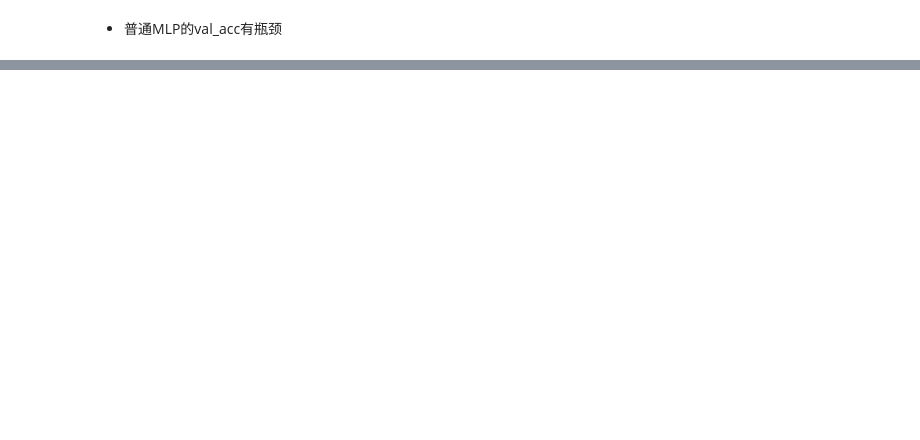
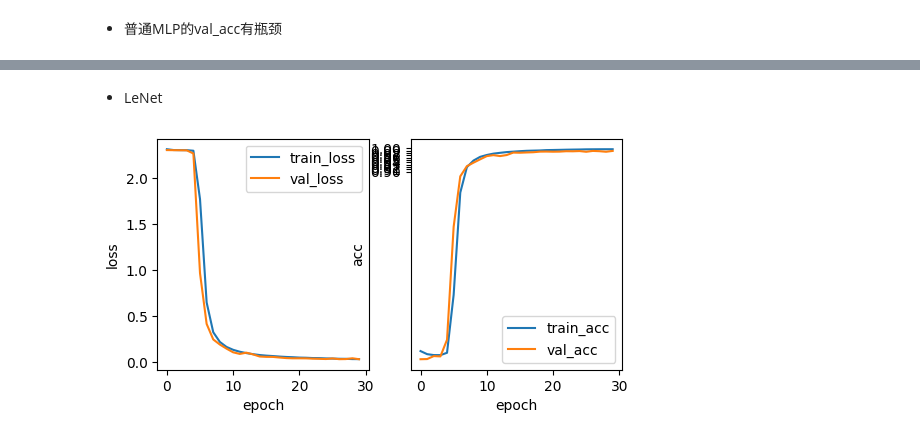
Before and after one commit to zhaoy2020/OnlineLibrary, a Jupyter notebook: 004-ML&DL/002-Deep Learning/000 《深度学习框架-Pytorch-Tensorflow-Jax》/Learn-Pytorch-CNN.ipynb, the cells around one changed output, grey strips where cells are left out. Cells and saved outputs as stored; diff of their text form; code cells hidden in the pictures; blank space fills up the shorter version.

```diff
--- a/004-ML&DL/002-Deep Learning/000 《深度学习框架-Pytorch-Tensorflow-Jax》/Learn-Pytorch-CNN.ipynb
+++ b/004-ML&DL/002-Deep Learning/000 《深度学习框架-Pytorch-Tensorflow-Jax》/Learn-Pytorch-CNN.ipynb
@@ -328,0 +338,48 @@ train_step1(epoches=30, Net=Net)
+# %% [markdown]
+- LeNet
+# %%
+import torch.nn as nn
+import  torch.nn.functional as F
+
+# class LeNet(nn.Module):
+#     def __init__(self):
+#         super(LeNet,self).__init__()
+#         self.conv1 = nn.Conv2d(3,16,5)
+#         self.pool1 = nn.MaxPool2d(2,2)
+#         self.conv2 = nn.Conv2d(16,32,5)
+#         self.pool2 = nn.MaxPool2d(2,2)
+#         self.fc1 = nn.Linear(32*5*5,120)
+#         self.fc2 = nn.Linear(120,84)
+#         self.fc3 = nn.Linear(84,10)
+
+#     def forward(self,x):
+#         x = F.relu(self.conv1(x))
+#         x = self.pool1(x)
+#         x = F.relu(self.conv2(x))
+#         x = self.pool2(x)
+#         x = x.view(-1,32*5*5)
+#         x = F.relu(self.fc1(x))
+#         x = F.relu(self.fc2(x))
+#         x = self.fc3(x)
+#         return x
+
+LeNet = nn.Sequential(
+    nn.Conv2d(1, 6, kernel_size=5, padding=2),
+    nn.Sigmoid(),
+    nn.AvgPool2d(kernel_size=2, stride=2),
+    nn.Conv2d(6, 16, kernel_size=5),
+    nn.Sigmoid(),
+    nn.AvgPool2d(kernel_size=2, stride=2),
+    nn.Flatten(),
+    nn.Linear(16 * 5 * 5, 120),
+    nn.Sigmoid(),
+    nn.Linear(120, 84),
+    nn.Sigmoid(),
+    nn.Linear(84, 10)
+)
+
+lenet = LeNet
+
+train_step1(epoches=30, Net=lenet)
+# %% [output]
+[figure, added]
```
Also changed, not shown: parts of 4 cells of this notebook, 10 other files.
